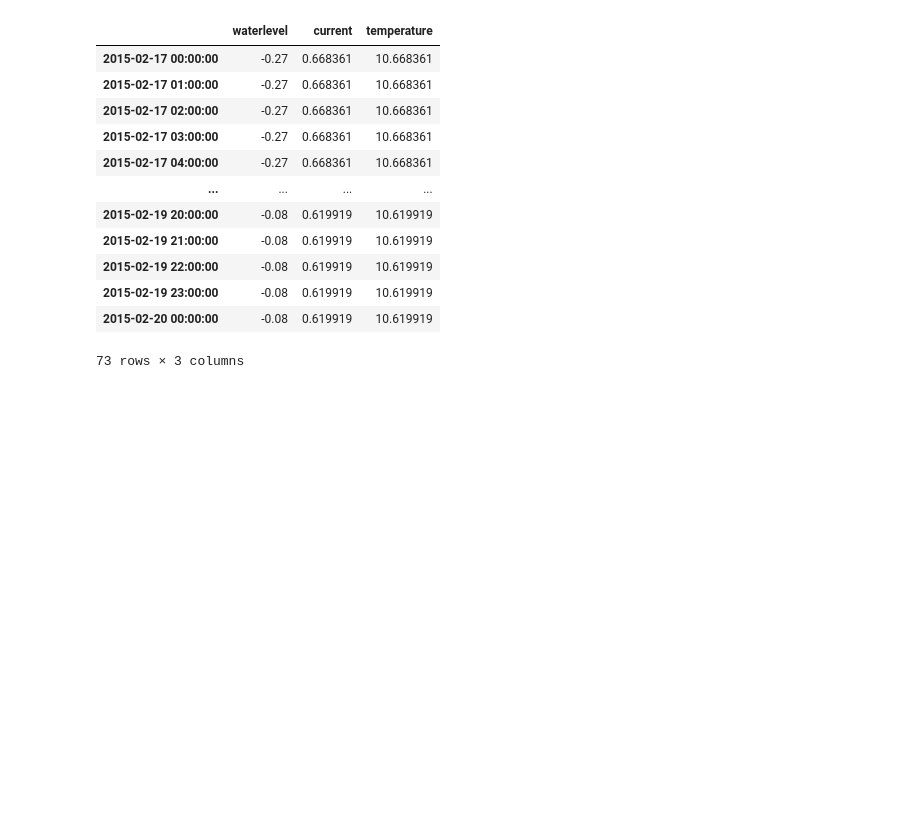
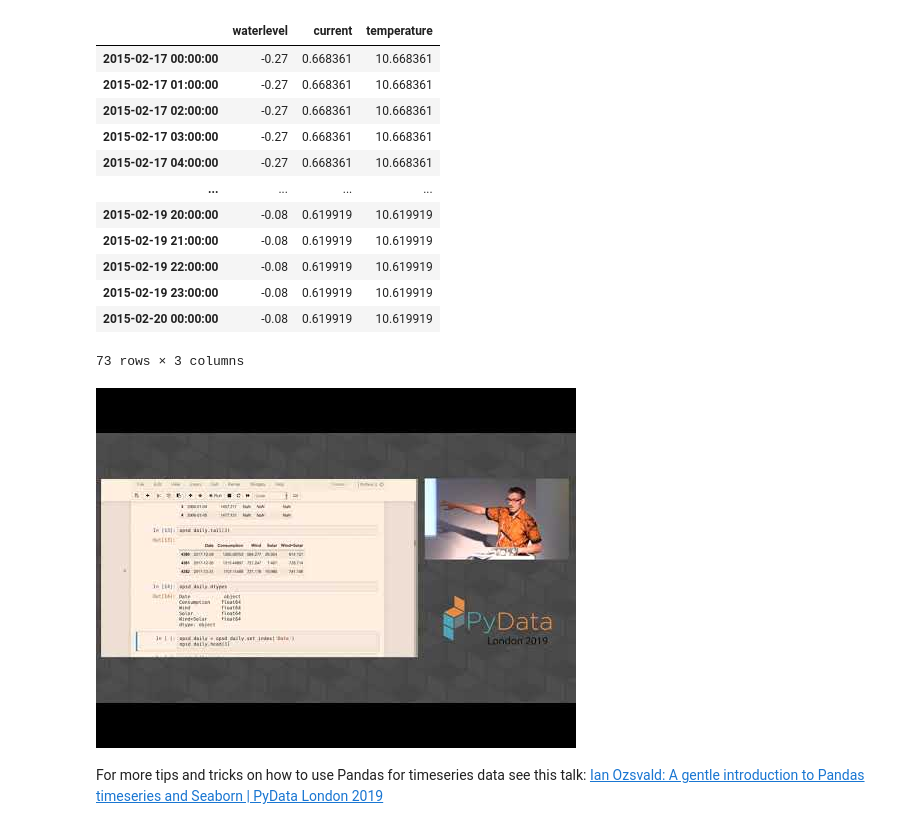
Before and after one commit to DHI/getting-started-with-mikeio, a Jupyter notebook: mini_book/pandas.ipynb, the cells around one changed output. Drawn from its saved outputs; the diff is of its cells as text; code cells hidden in the pictures; blank space fills up the shorter version.

Commit message:
Embed Youtube?

```diff
--- a/mini_book/pandas.ipynb
+++ b/mini_book/pandas.ipynb
@@ -273,3 +268,12 @@ df_extra
 | 2015-02-19 23:00:00 | -0.08 | 0.619919 | 10.619919 |
 | 2015-02-20 00:00:00 | -0.08 | 0.619919 | 10.619919 |
 73 rows × 3 columns
+# %%
+from IPython.display import YouTubeVideo
+
+YouTubeVideo("8upGdZMlkYM")
+# %% [output]
+[figure, added]
+# %% [markdown]
+For more tips and tricks on how to use Pandas for timeseries data see this talk:
+[Ian Ozsvald: A gentle introduction to Pandas timeseries and Seaborn | PyData London 2019](https://www.youtube.com/watch?v=8upGdZMlkYM)
```
Also changed, not shown: parts of 3 cells of this notebook.
